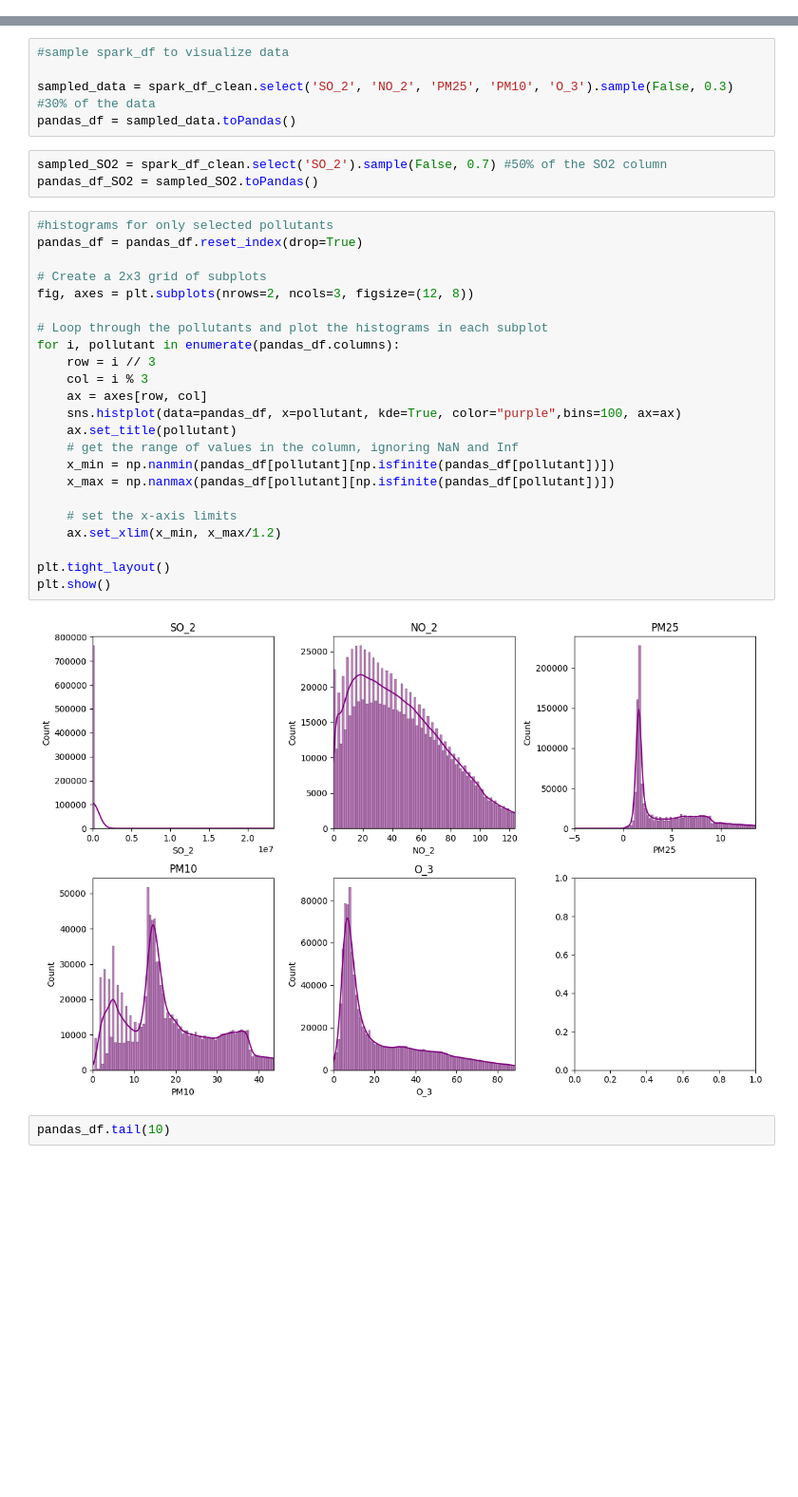
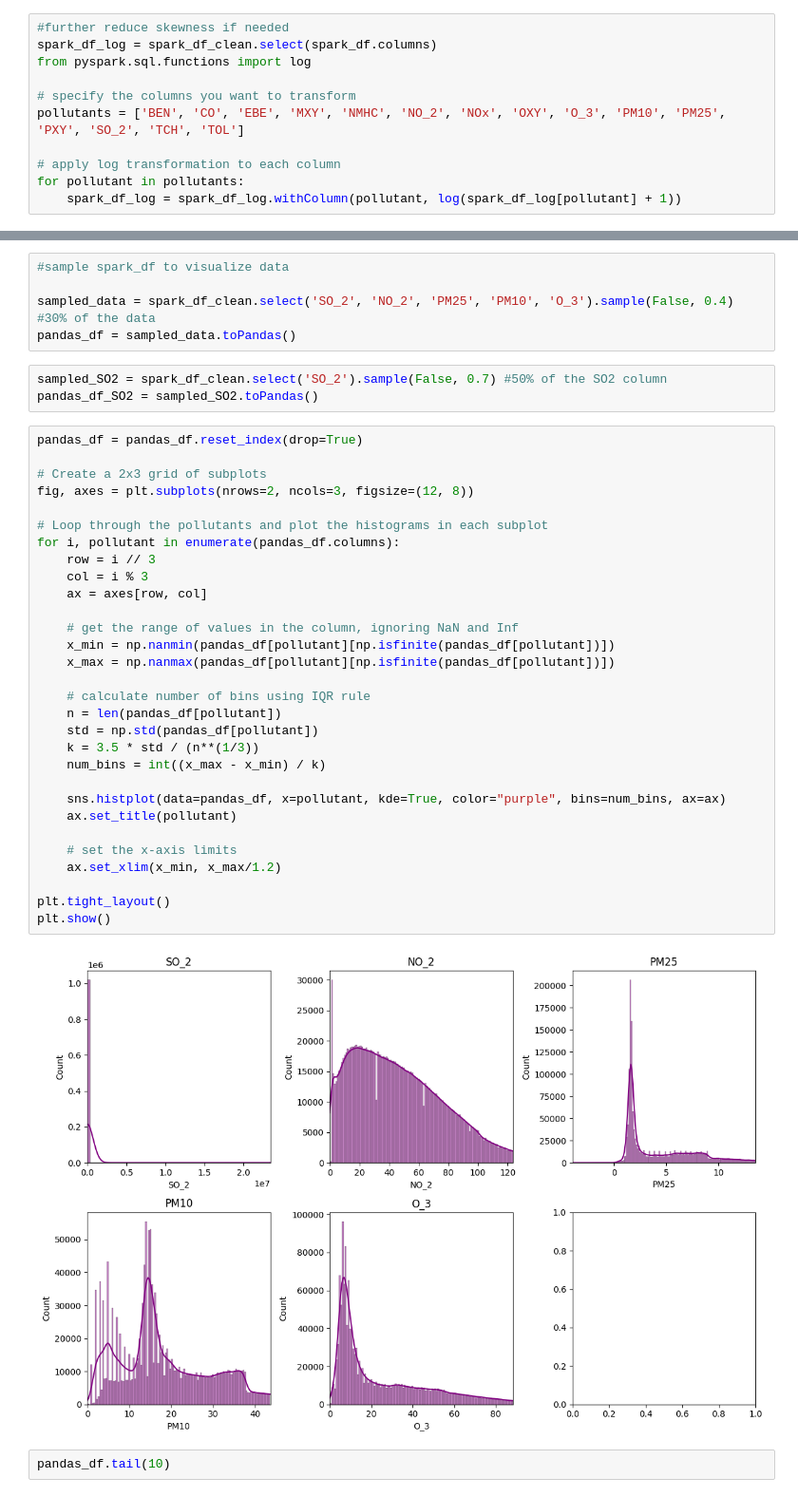
Before and after one commit to H-Elenh/Air-Pollutant-Data-Analysis-in-Apache-Spark-with-MCMC-Sampling-and-ML-techniques, a Jupyter notebook: apachespark.ipynb, the cells around one changed output, grey strips where cells are left out. Shown at 95% size. Drawn from its saved outputs; the diff is of its cells as text; blank space fills up the shorter version.

```diff
--- a/apachespark.ipynb
+++ b/apachespark.ipynb
@@ -151,6 +152,17 @@ mean_val = spark_df_clean.select(mean(spark_df_clean['PXY'])).collect()[0][0]
 
 # Fill the remaining null values in the 'PXY' column with the mean value
 spark_df_clean = spark_df_clean.fillna(mean_val, subset=['PXY'])
+# %%
+#further reduce skewness if needed
+spark_df_log = spark_df_clean.select(spark_df.columns)
+from pyspark.sql.functions import log
+
+# specify the columns you want to transform
+pollutants = ['BEN', 'CO', 'EBE', 'MXY', 'NMHC', 'NO_2', 'NOx', 'OXY', 'O_3', 'PM10', 'PM25', 'PXY', 'SO_2', 'TCH', 'TOL']
+
+# apply log transformation to each column
+for pollutant in pollutants:
+    spark_df_log = spark_df_log.withColumn(pollutant, log(spark_df_log[pollutant] + 1))
 # %%
 #IF I WANT SCALING IT CAN BE DONE AS SUCH:
 #from pyspark.sql.functions import expr, col, round
@@ -168,36 +180,43 @@ spark_df_clean = spark_df_clean.fillna(mean_val, subset=['PXY'])
 # %%
 #sample spark_df to visualize data
 
-sampled_data = spark_df_clean.select('SO_2', 'NO_2', 'PM25', 'PM10', 'O_3').sample(False, 0.3) #30% of the data
+sampled_data = spark_df_clean.select('SO_2', 'NO_2', 'PM25', 'PM10', 'O_3').sample(False, 0.4) #30% of the data
 pandas_df = sampled_data.toPandas()
 # %%
 sampled_SO2 = spark_df_clean.select('SO_2').sample(False, 0.7) #50% of the SO2 column
 pandas_df_SO2 = sampled_SO2.toPandas()
 # %%
-#histograms for only selected pollutants
 pandas_df = pandas_df.reset_index(drop=True)
 
 # Create a 2x3 grid of subplots
 fig, axes = plt.subplots(nrows=2, ncols=3, figsize=(12, 8))
 
 # Loop through the pollutants and plot the histograms in each subplot
 for i, pollutant in enumerate(pandas_df.columns):
     row = i // 3
     col = i % 3
     ax = axes[row, col]
-    sns.histplot(data=pandas_df, x=pollutant, kde=True, color="purple",bins=100, ax=ax)
-    ax.set_title(pollutant)
+
     # get the range of values in the column, ignoring NaN and Inf
     x_min = np.nanmin(pandas_df[pollutant][np.isfinite(pandas_df[pollutant])])
     x_max = np.nanmax(pandas_df[pollutant][np.isfinite(pandas_df[pollutant])])
+
+    # calculate number of bins using IQR rule
+    n = len(pandas_df[pollutant])
+    std = np.std(pandas_df[pollutant])
+    k = 3.5 * std / (n**(1/3))
+    num_bins = int((x_max - x_min) / k)
+
+    sns.histplot(data=pandas_df, x=pollutant, kde=True, color="purple", bins=num_bins, ax=ax)
+    ax.set_title(pollutant)
 
     # set the x-axis limits
     ax.set_xlim(x_min, x_max/1.2)
 
 plt.tight_layout()
 plt.show()
 # %% [output]
-[figure, old version]
+[figure, new version]
 # %%
 pandas_df.tail(10)
 # %%
```
Also changed, not shown: parts of 3 cells of this notebook, 2 other files.
